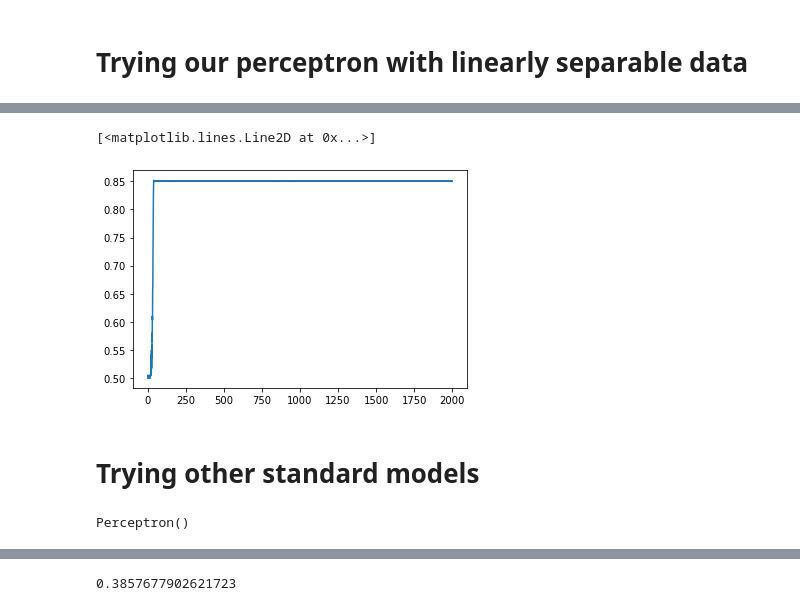
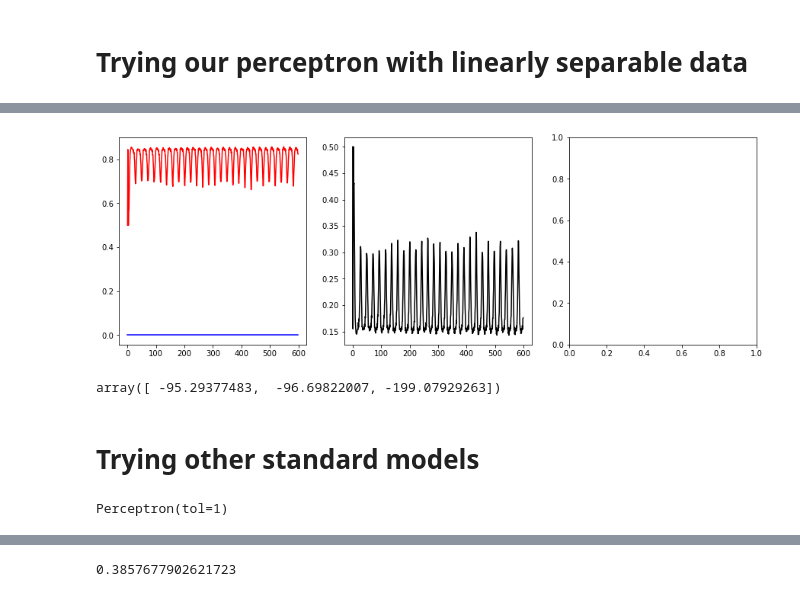
Before and after one commit to Pliploop/Perceptron_from_scratch, a Jupyter notebook: notebooks/EDA.ipynb, the cells around one changed output, grey strips where cells are left out. Cells and saved outputs as stored; diff of their text form; code cells hidden in the pictures.

```diff
--- a/notebooks/EDA.ipynb
+++ b/notebooks/EDA.ipynb
@@ -81,5 +82,5 @@ plt.show()
 # %%
-baby2 = Custom_Perceptron.Perceptron(n_epochs=2000,training_step=1)
+baby2 = Custom_Perceptron.Perceptron(n_epochs=600,training_step=.1)
 # %%
 weights_2=baby2.fit(pd.DataFrame(X_2),pd.Series(y_2))
 # %%
@@ -89,17 +90,20 @@ baby2.score(X_2,y_2)
-# %%
-plt.plot(baby2.get_metrics()[0])
-# %% [output]
-[<matplotlib.lines.Line2D at 0x...>]
-[figure, removed]
+# %%
+baby2.plot_metrics()
+# %% [output]
+[figure, added]
+# %%
+baby2.weights
+# %% [output]
+array([ -95.29377483,  -96.69822007, -199.07929263])
 # %% [markdown]
 # Trying other standard models
 # %%
-clf = Perceptron(tol=1e-3, random_state=0)
+clf = Perceptron(tol=1, random_state=0)
 clf.fit(X_2,y_2)
-clf2 = Perceptron(tol=1e-3, random_state=0)
+clf2 = Perceptron(tol=1, random_state=0)
 clf2.fit(X_train,y_train)
 # %% [output]
-Perceptron()
+Perceptron(tol=1)
 # %%
 
 clf.score(X_2,y_2)
```
Also changed, not shown: parts of 15 cells of this notebook, 1 other file.
